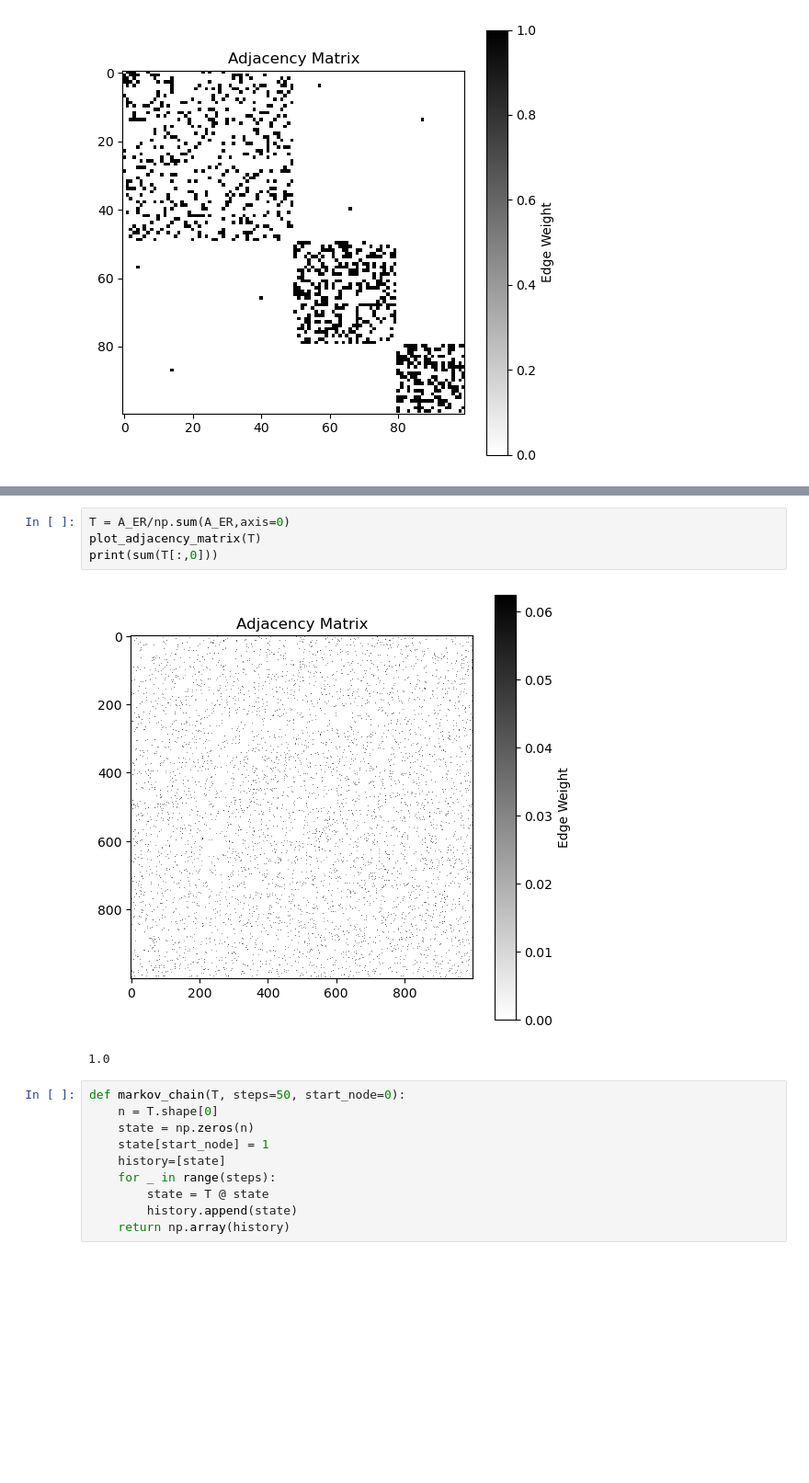
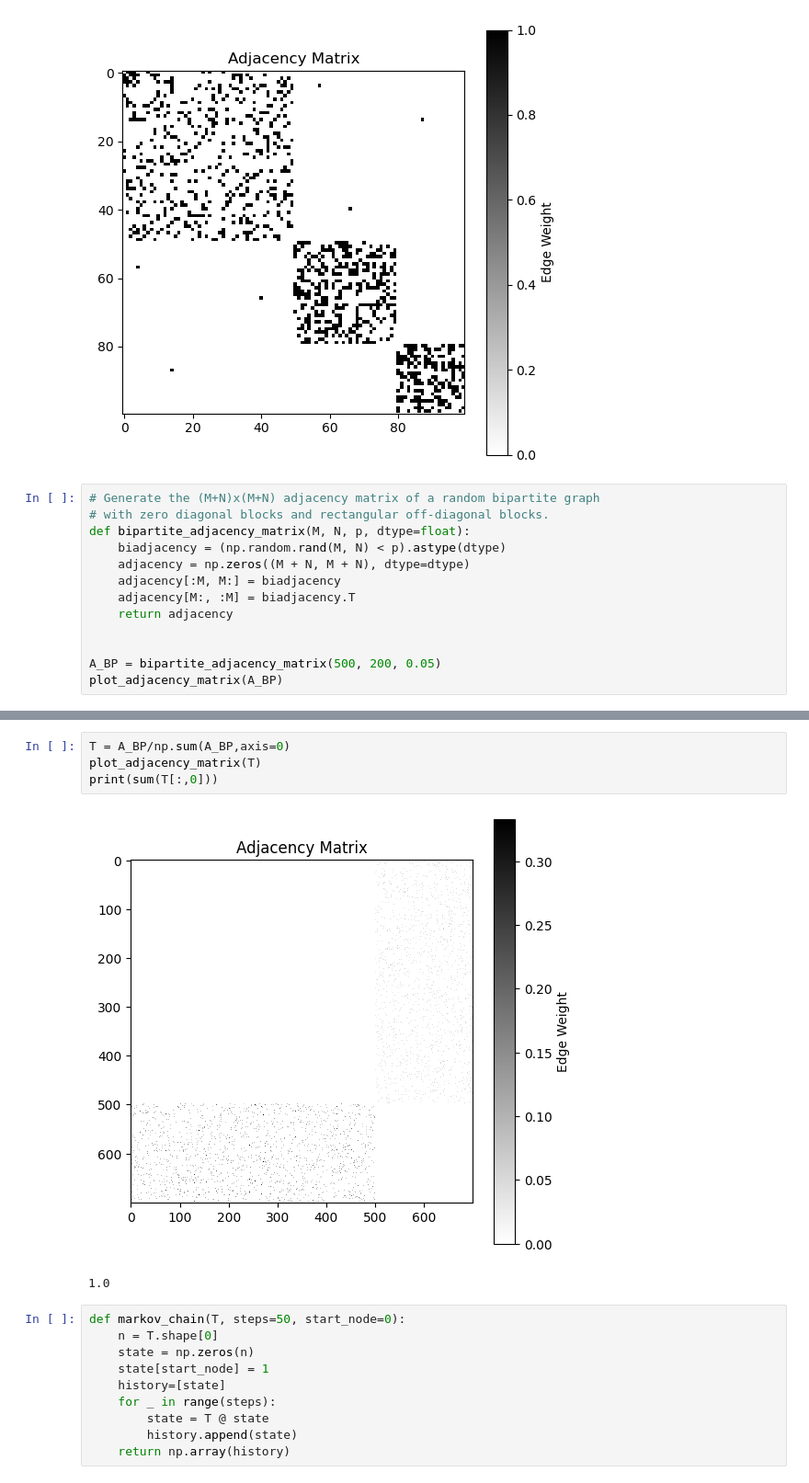
Before and after one commit to FraDurazzi/CNLab, a Jupyter notebook: 02_centrality_measures_and_markov_process.ipynb, the cells around one changed output, grey strips where cells are left out. Shown at 92% size. Drawn from its saved outputs; the diff is of its cells as text; blank space fills up the shorter version.

```diff
--- a/02_centrality_measures_and_markov_process.ipynb
+++ b/02_centrality_measures_and_markov_process.ipynb
@@ -381,3 +381,16 @@ A_SBM=generate_sbm([50,30,20],[0.2,0.4,0.4],
 plot_adjacency_matrix(A_SBM)
 # %% [output]
 [figure]
+# %%
+# Generate the (M+N)x(M+N) adjacency matrix of a random bipartite graph
+# with zero diagonal blocks and rectangular off-diagonal blocks.
+def bipartite_adjacency_matrix(M, N, p, dtype=float):
+    biadjacency = (np.random.rand(M, N) < p).astype(dtype)
+    adjacency = np.zeros((M + N, M + N), dtype=dtype)
+    adjacency[:M, M:] = biadjacency
+    adjacency[M:, :M] = biadjacency.T
+    return adjacency
+
+
+A_BP = bipartite_adjacency_matrix(500, 200, 0.05)
+plot_adjacency_matrix(A_BP)
@@ -384,9 +399,9 @@ plot_adjacency_matrix(A_SBM)
 # %%
-T = A_ER/np.sum(A_ER,axis=0)
+T = A_BP/np.sum(A_BP,axis=0)
 plot_adjacency_matrix(T)
 print(sum(T[:,0]))
 # %% [output]
-[figure, old version]
+[figure, new version]
 1.0
 # %%
 def markov_chain(T, steps=50, start_node=0):
```
Also changed, not shown: parts of 14 cells of this notebook.
